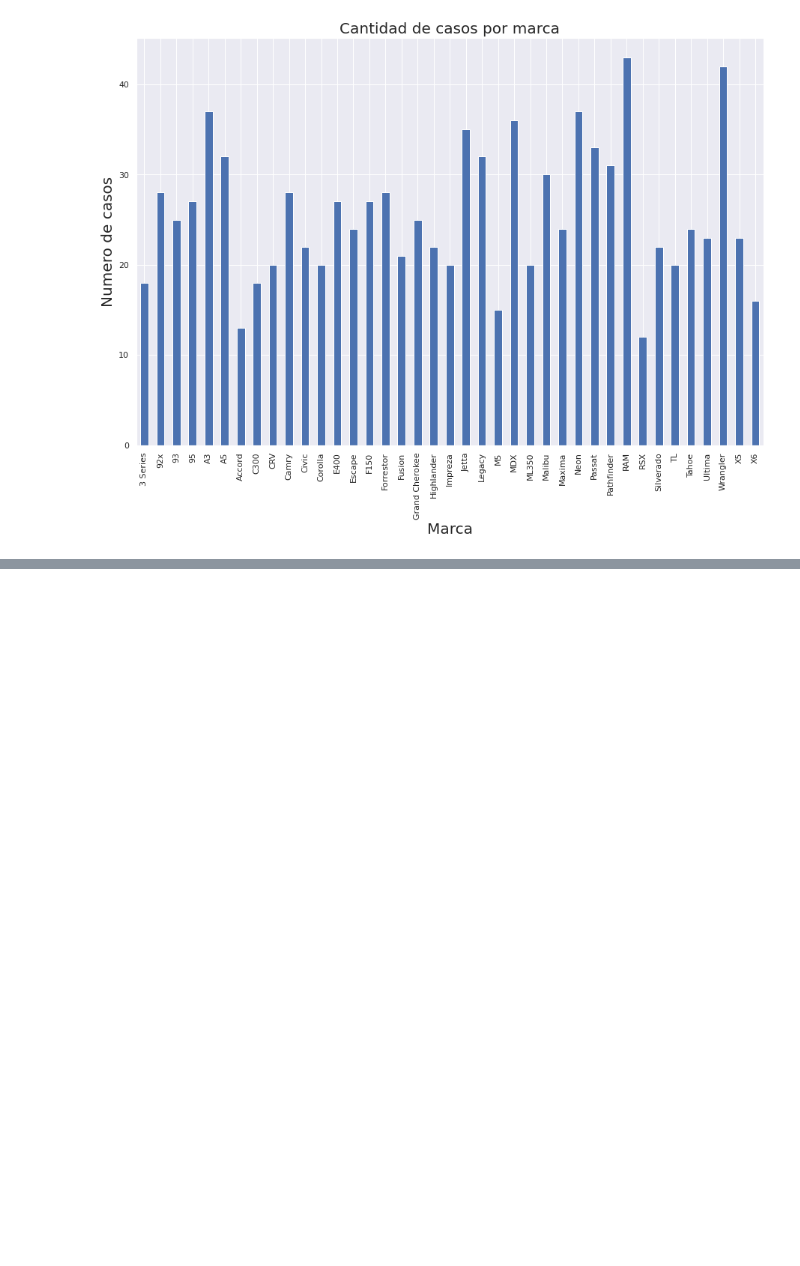
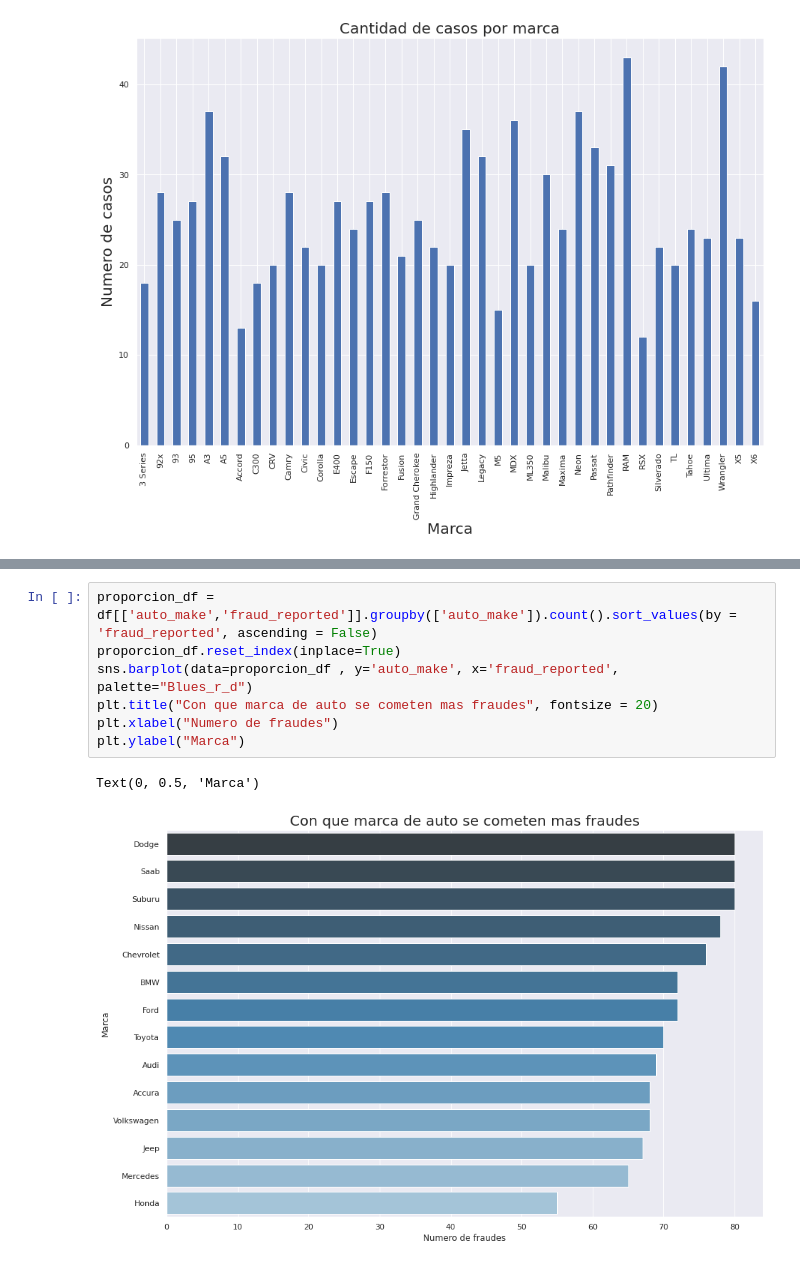
Before and after one commit to edx04/data-science, a Jupyter notebook: Entrega1Arellano.ipynb, the cells around one changed output, grey strips where cells are left out. Saved outputs shown, nothing was run; the diff lists cells and outputs as text; blank space fills up the shorter version.

```diff
--- a/Entrega1Arellano.ipynb
+++ b/Entrega1Arellano.ipynb
@@ -153,0 +164,10 @@ df.auto_model.value_counts().sort_index().plot.bar()
+# %%
+proporcion_df = df[['auto_make','fraud_reported']].groupby(['auto_make']).count().sort_values(by = 'fraud_reported', ascending = False)
+proporcion_df.reset_index(inplace=True)
+sns.barplot(data=proporcion_df , y='auto_make', x='fraud_reported', palette="Blues_r_d")
+plt.title("Con que marca de auto se cometen mas fraudes", fontsize = 20)
+plt.xlabel("Numero de fraudes")
+plt.ylabel("Marca")
+# %% [output]
+Text(0, 0.5, 'Marca')
+[figure, added]
```
Also changed, not shown: parts of 8 cells of this notebook.
